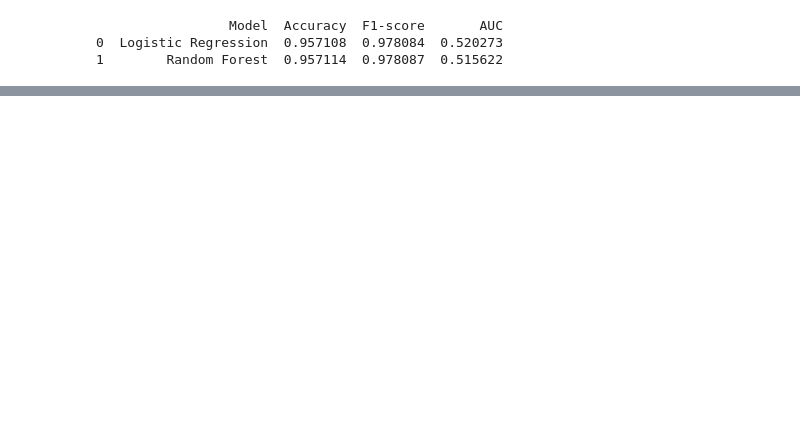
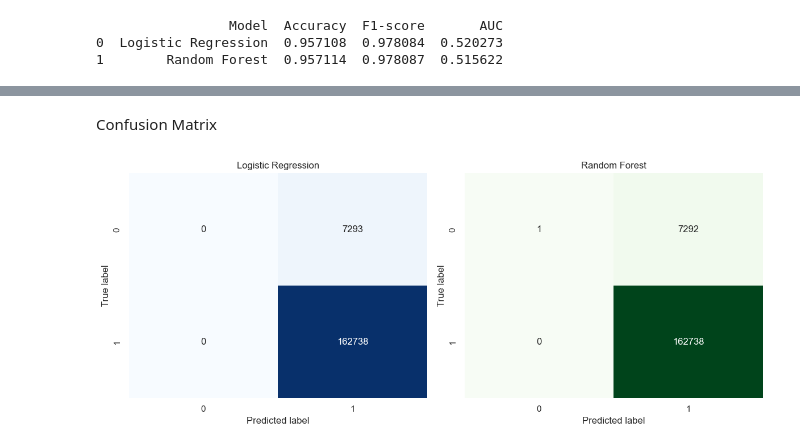
Before and after one commit to Wilson30678tw/IAT461_Final, a Jupyter notebook: IAT461_Final.ipynb, the cells around one changed output, grey strips where cells are left out. Drawn from its saved outputs; the diff is of its cells as text; code cells hidden in the pictures; blank space fills up the shorter version.

```diff
--- a/IAT461_Final.ipynb
+++ b/IAT461_Final.ipynb
@@ -415,0 +390,28 @@ print(results)
+# %% [markdown]
+Confusion Matrix
+# %%
+from sklearn.metrics import confusion_matrix
+import seaborn as sns
+import matplotlib.pyplot as plt
+
+# 計算混淆矩陣
+cm_logreg = confusion_matrix(y_test, y_pred_logreg)
+cm_rf = confusion_matrix(y_test, y_pred_rf)
+
+# 畫圖
+fig, ax = plt.subplots(1, 2, figsize=(12, 5))
+
+sns.heatmap(cm_logreg, annot=True, fmt='d', cmap='Blues', ax=ax[0], cbar=False)
+ax[0].set_title("Logistic Regression")
+ax[0].set_xlabel("Predicted label")
+ax[0].set_ylabel("True label")
+
+sns.heatmap(cm_rf, annot=True, fmt='d', cmap='Greens', ax=ax[1], cbar=False)
+ax[1].set_title("Random Forest")
+ax[1].set_xlabel("Predicted label")
+ax[1].set_ylabel("True label")
+
+plt.tight_layout()
+plt.show()
+# %% [output]
+[figure, added]
```
Also changed, not shown: parts of 18 cells of this notebook.
